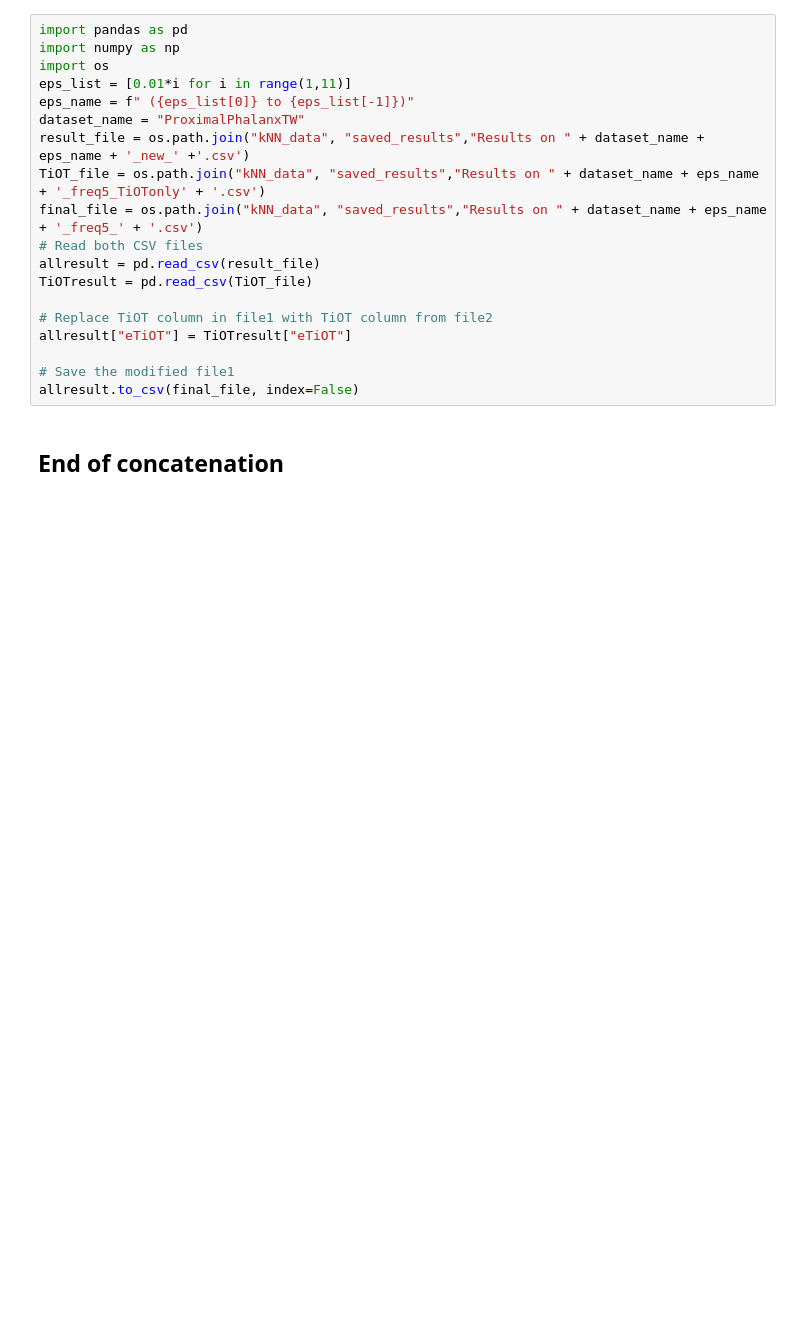
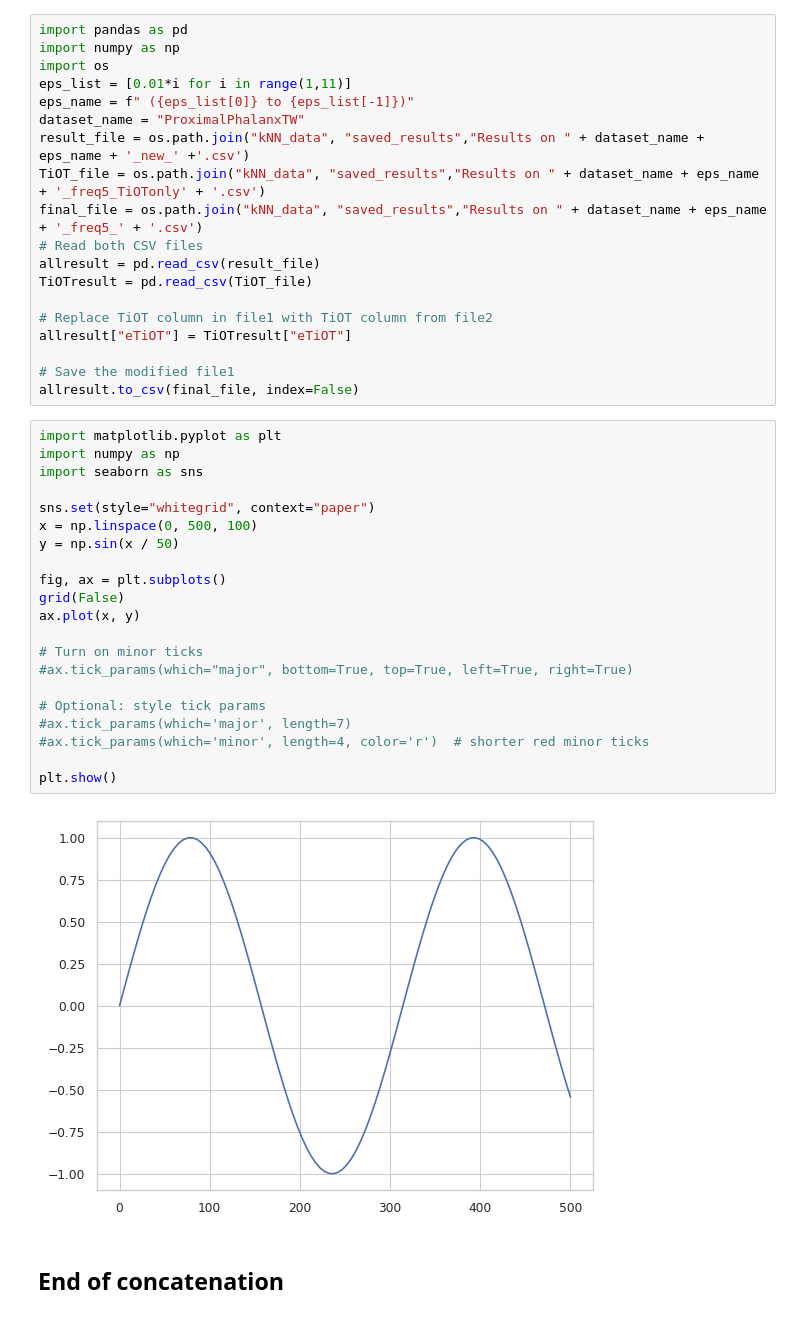
Before and after one commit to Thai-npd/TiOT-code, a Jupyter notebook: test.ipynb, the cells around one changed output. Cells and saved outputs as stored; diff of their text form; blank space fills up the shorter version.

```diff
--- a/test.ipynb
+++ b/test.ipynb
@@ -252,6 +252,29 @@ allresult["eTiOT"] = TiOTresult["eTiOT"]
 
 # Save the modified file1
 allresult.to_csv(final_file, index=False)
+# %%
+import matplotlib.pyplot as plt
+import numpy as np
+import seaborn as sns
+
+sns.set(style="whitegrid", context="paper")
+x = np.linspace(0, 500, 100)
+y = np.sin(x / 50)
+
+fig, ax = plt.subplots()
+grid(False)
+ax.plot(x, y)
+
+# Turn on minor ticks
+#ax.tick_params(which="major", bottom=True, top=True, left=True, right=True)
+
+# Optional: style tick params
+#ax.tick_params(which='major', length=7)
+#ax.tick_params(which='minor', length=4, color='r')  # shorter red minor ticks
+
+plt.show()
+# %% [output]
+[figure, added]
 # %% [markdown]
 ## End of concatenation
 # %% [markdown]
```
Also changed, not shown: 8 other files.
